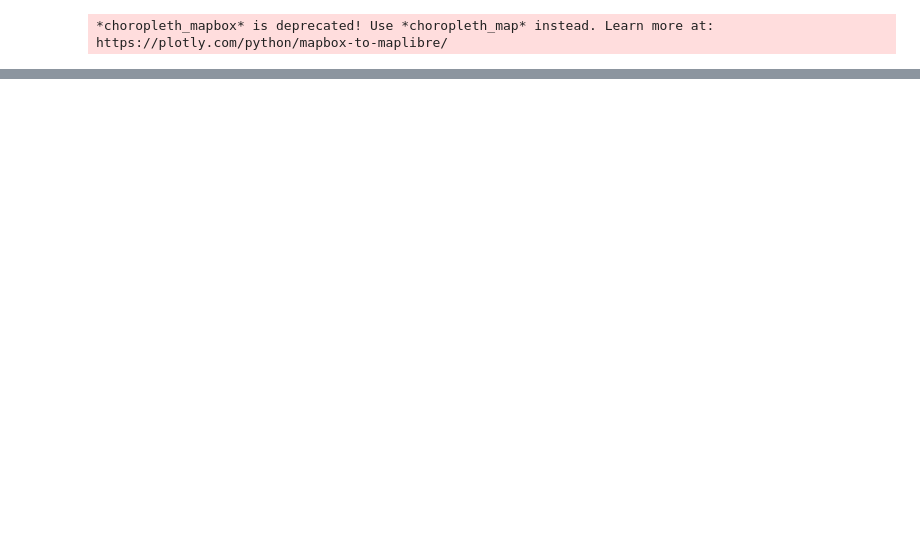
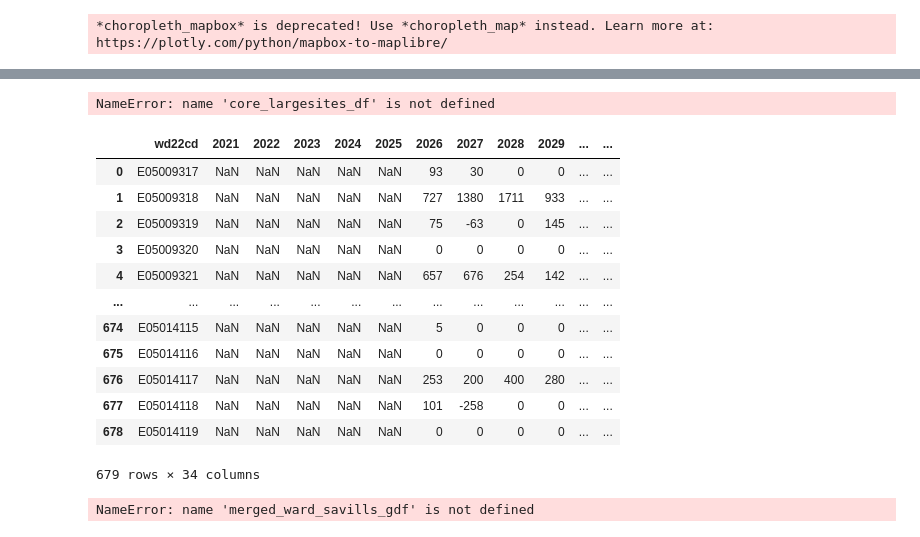
Before and after one commit to SebastianHeslinRees/housing_area_creation_tool_aws_deployment, a Jupyter notebook: app_deployment_blueprint_and_instructions.ipynb, the cells around one changed output, grey strips where cells are left out. Drawn from its saved outputs; the diff is of its cells as text; code cells hidden in the pictures; blank space fills up the shorter version.

```diff
--- a/app_deployment_blueprint_and_instructions.ipynb
+++ b/app_deployment_blueprint_and_instructions.ipynb
@@ -2601,0 +2140,41 @@ if __name__ == '__main__':
+# %%
+# Read CSV files
+core_largesites_df = pd.read_csv('/Users/user1/Documents/mapping_housing_trajectories/merged_Core_Largesites_gdf.csv')
+ward_savills_df = pd.read_csv('/Users/user1/Documents/mapping_housing_trajectories/merged_ward_savills_gdf.csv')
+# %%
+# Read CSV and convert geometry
+# shapely.wkt does not provide safe_wkt_loads; use wkt.loads and handle null/invalid values
+def _safe_load_wkt(val):
+	if pd.isna(val):
+		return None
+	try:
+		return wkt.loads(val)
+	except Exception:
+		return None
+
+core_largesites_df['geometry'] = core_largesites_df['geometry'].apply(_safe_load_wkt)
+ward_savills_df['geometry'] = ward_savills_df['geometry'].apply(_safe_load_wkt)
+merged_Core_Largesites_gdf = gpd.GeoDataFrame(core_largesites_df, geometry='geometry', crs="EPSG:4326")
+merged_ward_savills_gdf = gpd.GeoDataFrame(ward_savills_df, geometry='geometry', crs="EPSG:4326")
+# %% [output]
+NameError: name 'core_largesites_df' is not defined
+# %%
+merged_Core_Largesites_gdf
+# %% [output]
+|  | wd22cd | 2021 | 2022 | 2023 | 2024 | 2025 | 2026 | 2027 | 2028 | 2029 | ... | ... |
+| 0 | E05009317 | NaN | NaN | NaN | NaN | NaN | 93 | 30 | 0 | 0 | ... | ... |
+| 1 | E05009318 | NaN | NaN | NaN | NaN | NaN | 727 | 1380 | 1711 | 933 | ... | ... |
+| 2 | E05009319 | NaN | NaN | NaN | NaN | NaN | 75 | -63 | 0 | 145 | ... | ... |
+| 3 | E05009320 | NaN | NaN | NaN | NaN | NaN | 0 | 0 | 0 | 0 | ... | ... |
+| 4 | E05009321 | NaN | NaN | NaN | NaN | NaN | 657 | 676 | 254 | 142 | ... | ... |
+| ... | ... | ... | ... | ... | ... | ... | ... | ... | ... | ... | ... | ... |
+| 674 | E05014115 | NaN | NaN | NaN | NaN | NaN | 5 | 0 | 0 | 0 | ... | ... |
+| 675 | E05014116 | NaN | NaN | NaN | NaN | NaN | 0 | 0 | 0 | 0 | ... | ... |
+| 676 | E05014117 | NaN | NaN | NaN | NaN | NaN | 253 | 200 | 400 | 280 | ... | ... |
+| 677 | E05014118 | NaN | NaN | NaN | NaN | NaN | 101 | -258 | 0 | 0 | ... | ... |
+| 678 | E05014119 | NaN | NaN | NaN | NaN | NaN | 0 | 0 | 0 | 0 | ... | ... |
+679 rows × 34 columns
+# %%
+merged_ward_savills_gdf
+# %% [output]
+NameError: name 'merged_ward_savills_gdf' is not defined
```
Also changed, not shown: parts of 18 cells of this notebook, 15 other files.
